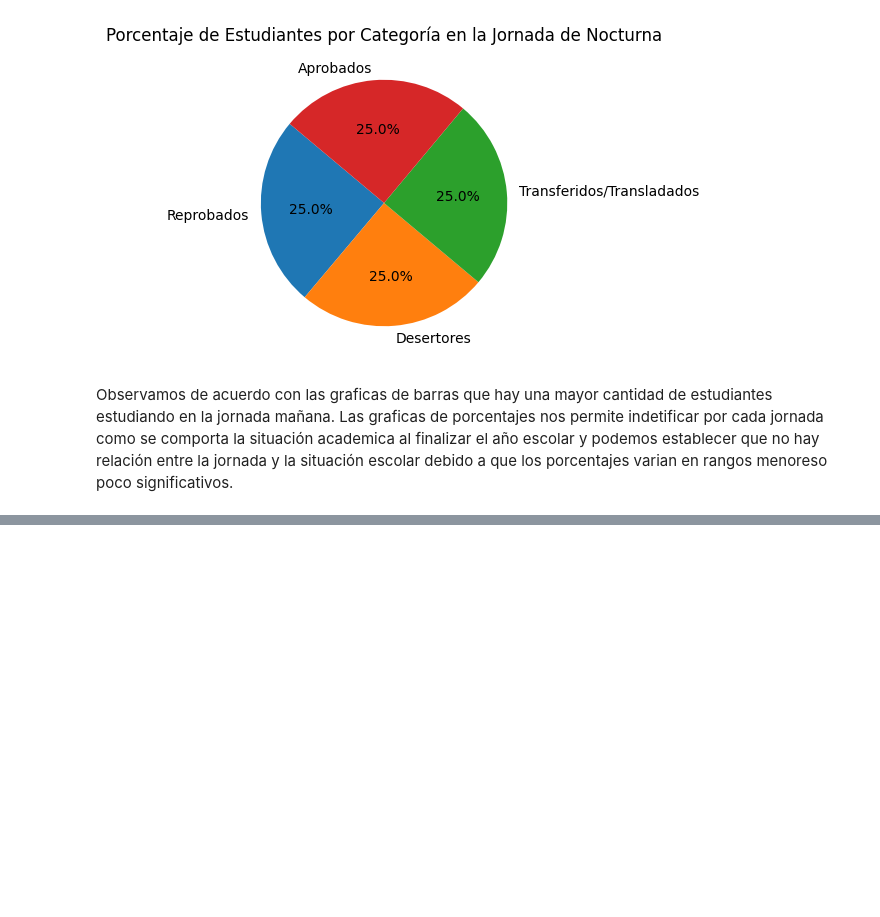
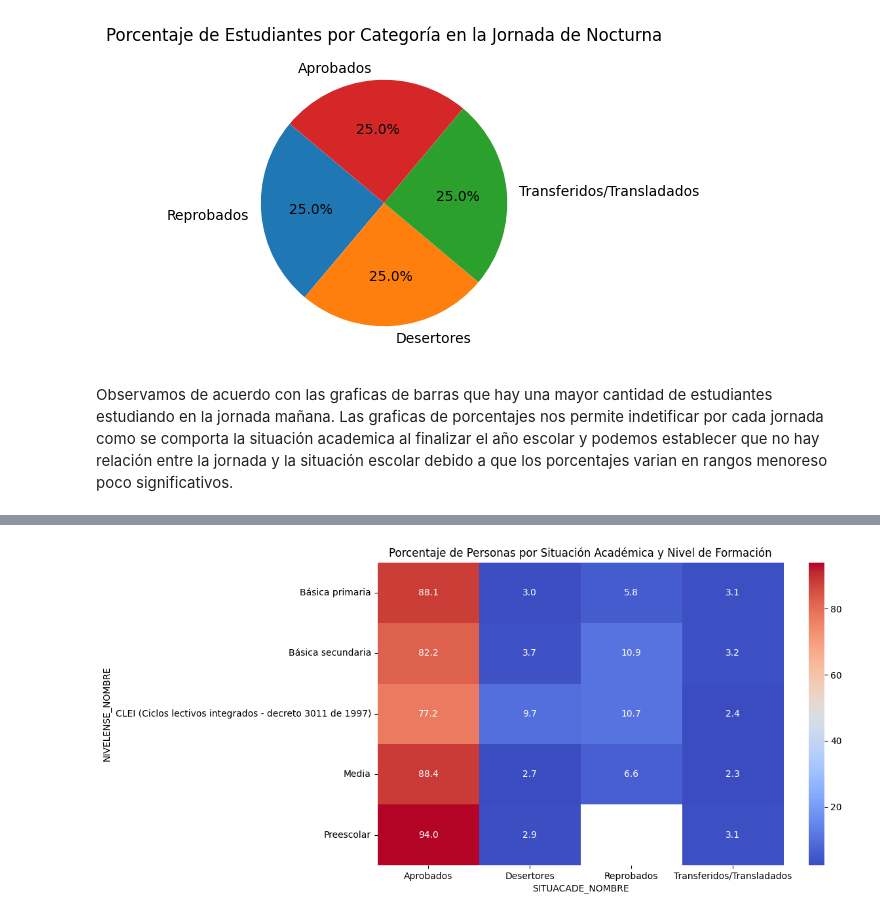
Before and after one commit to lcmartinez23/Proyecto-DS, a Jupyter notebook: ACTIVIDAD 2/TIC Y EDUCACION DATA.ipynb, the cells around one changed output, grey strips where cells are left out. Saved outputs shown, nothing was run; the diff lists cells and outputs as text; code cells hidden in the pictures; blank space fills up the shorter version.

```diff
--- a/ACTIVIDAD 2/TIC Y EDUCACION DATA.ipynb
+++ b/ACTIVIDAD 2/TIC Y EDUCACION DATA.ipynb
@@ -384,0 +477,18 @@ Las graficas de porcentajes nos permite indetificar por cada jornada como se com
+# %%
+import pandas as pd
+import seaborn as sns
+import matplotlib.pyplot as plt
+
+pivot_table = df.pivot_table(index='NIVELENSE_NOMBRE', columns='SITUACADE_NOMBRE', values='total', aggfunc='sum')
+total_por_fila = pivot_table.sum(axis=1)
+percentage_pivot_table = pivot_table.div(total_por_fila, axis=0) * 100
+plt.figure(figsize=(10, 6))
+sns.heatmap(percentage_pivot_table, annot=True, cmap='coolwarm', fmt=".1f")
+
+
+plt.title('Porcentaje de Personas por Situación Académica y Nivel de Formación')
+plt.savefig('Porcentaje de Personas por Situación Académica y Nivel de Formación.pdf')
+
+plt.show()
+# %% [output]
+[figure, added]
```
Also changed, not shown: parts of 8 cells of this notebook.
